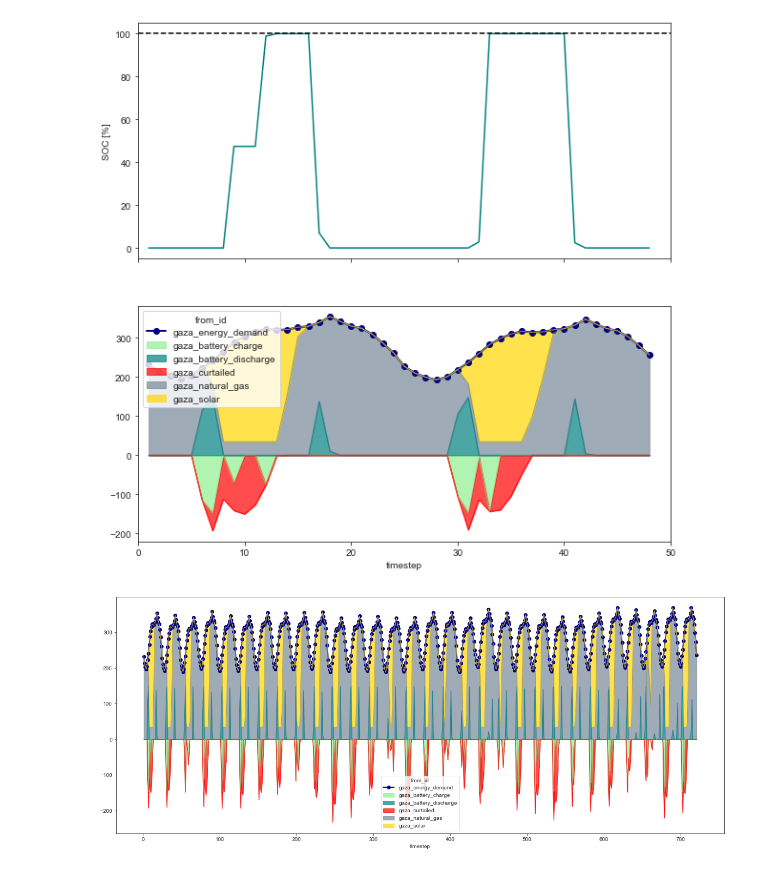
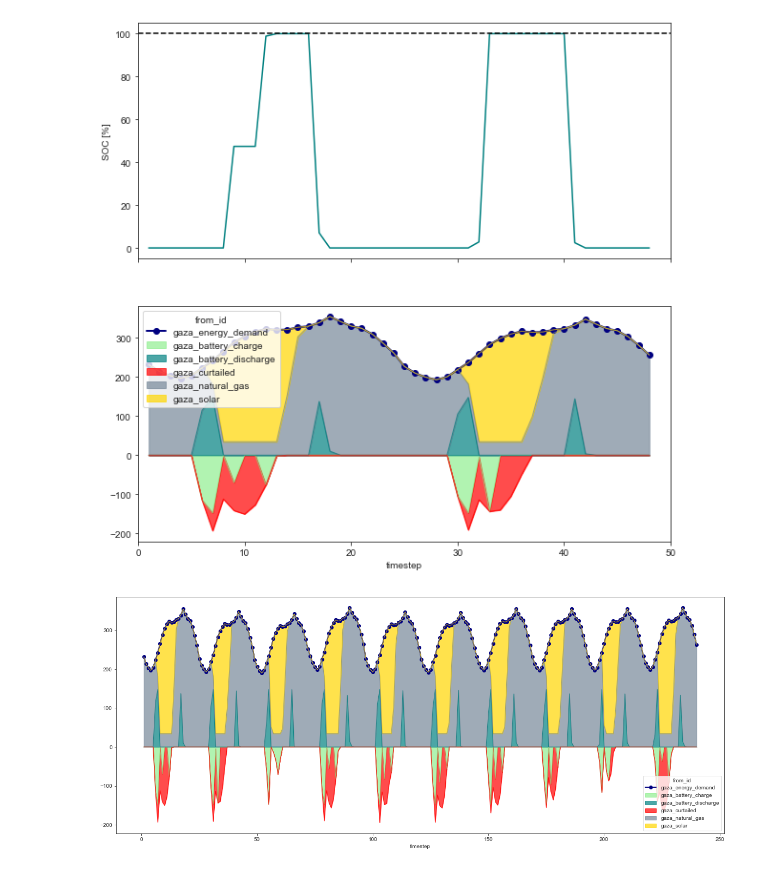
Before and after one commit to amanmajid/nextra, a Jupyter notebook: analysis/icae_results.ipynb, the cells around one changed output. Saved outputs shown, nothing was run; the diff lists cells and outputs as text; code cells hidden in the pictures.

Commit message:
Update results script

```diff
--- a/analysis/icae_results.ipynb
+++ b/analysis/icae_results.ipynb
@@ -316,6 +316,6 @@ ax[1].set_xlim([0,50])
 (0.0, 50.0)
 [figure]
 # %%
-results['NCO'].plot_supply_curve(region='gaza',days=3000,month=1)
+results['NCO'].plot_supply_curve(region='gaza',days=10,month=1)
 # %% [output]
-[figure, old version]
+[figure, new version]
```
Also changed, not shown: 1 other file.
